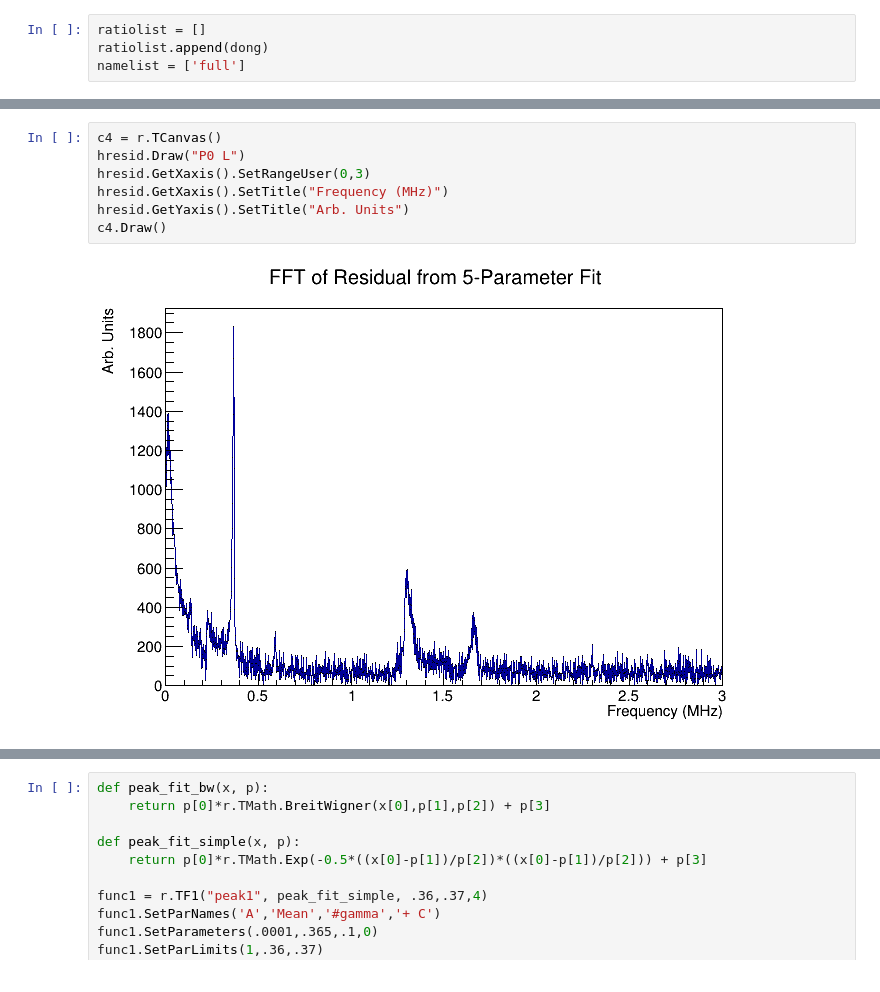
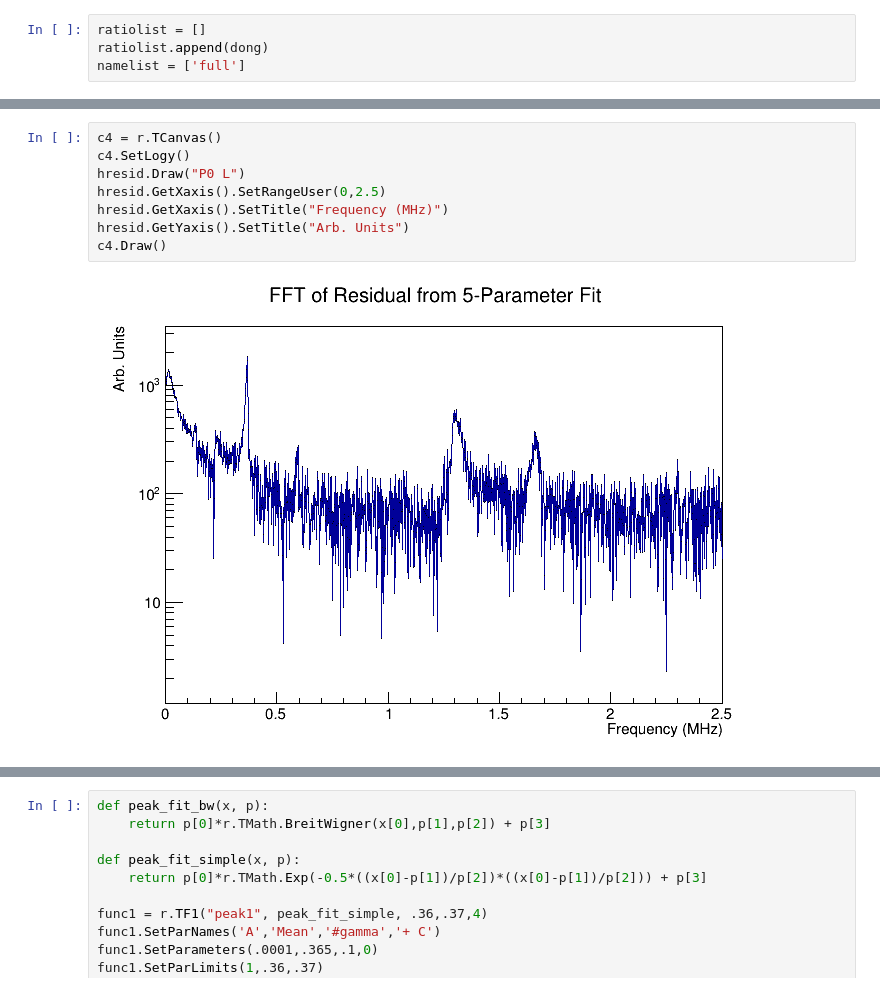
Before and after one commit to jlabounty/g-2, a Jupyter notebook: calorimeter/Residuals_NewFile.ipynb, the cells around one changed output, grey strips where cells are left out. Saved outputs shown, nothing was run; the diff lists cells and outputs as text.

```diff
--- a/calorimeter/Residuals_NewFile.ipynb
+++ b/calorimeter/Residuals_NewFile.ipynb
@@ -202,12 +208,13 @@ Maximum Frequency / Sampling Rate (MHz): 8.075958218840272
 [figure]
 # %%
 c4 = r.TCanvas()
+c4.SetLogy()
 hresid.Draw("P0 L")
-hresid.GetXaxis().SetRangeUser(0,3)
+hresid.GetXaxis().SetRangeUser(0,2.5)
 hresid.GetXaxis().SetTitle("Frequency (MHz)")
 hresid.GetYaxis().SetTitle("Arb. Units")
 c4.Draw()
 # %% [output]
-[figure, old version]
+[figure, new version]
 # %%
 from matplotlib import pyplot as plt
```
Also changed, not shown: parts of 24 cells of this notebook, 3 other files.
